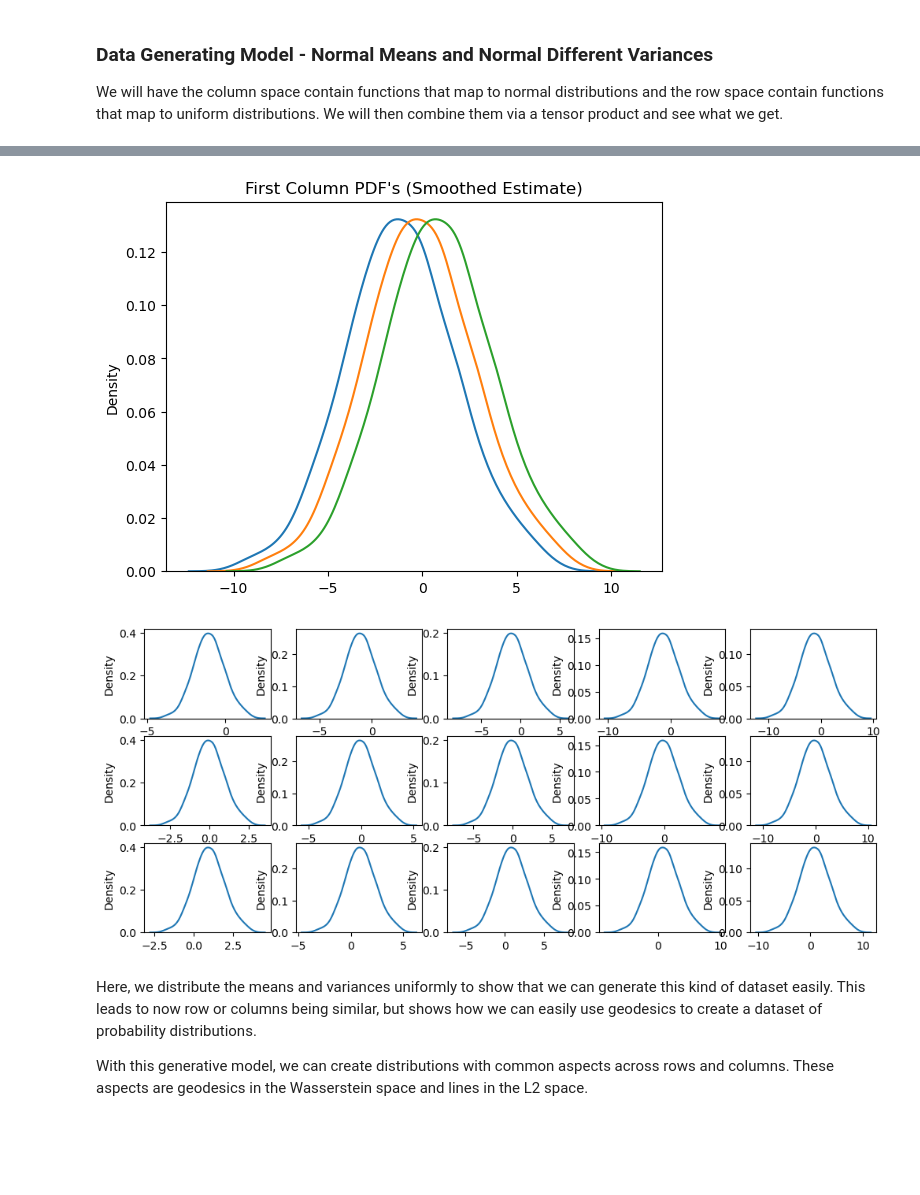
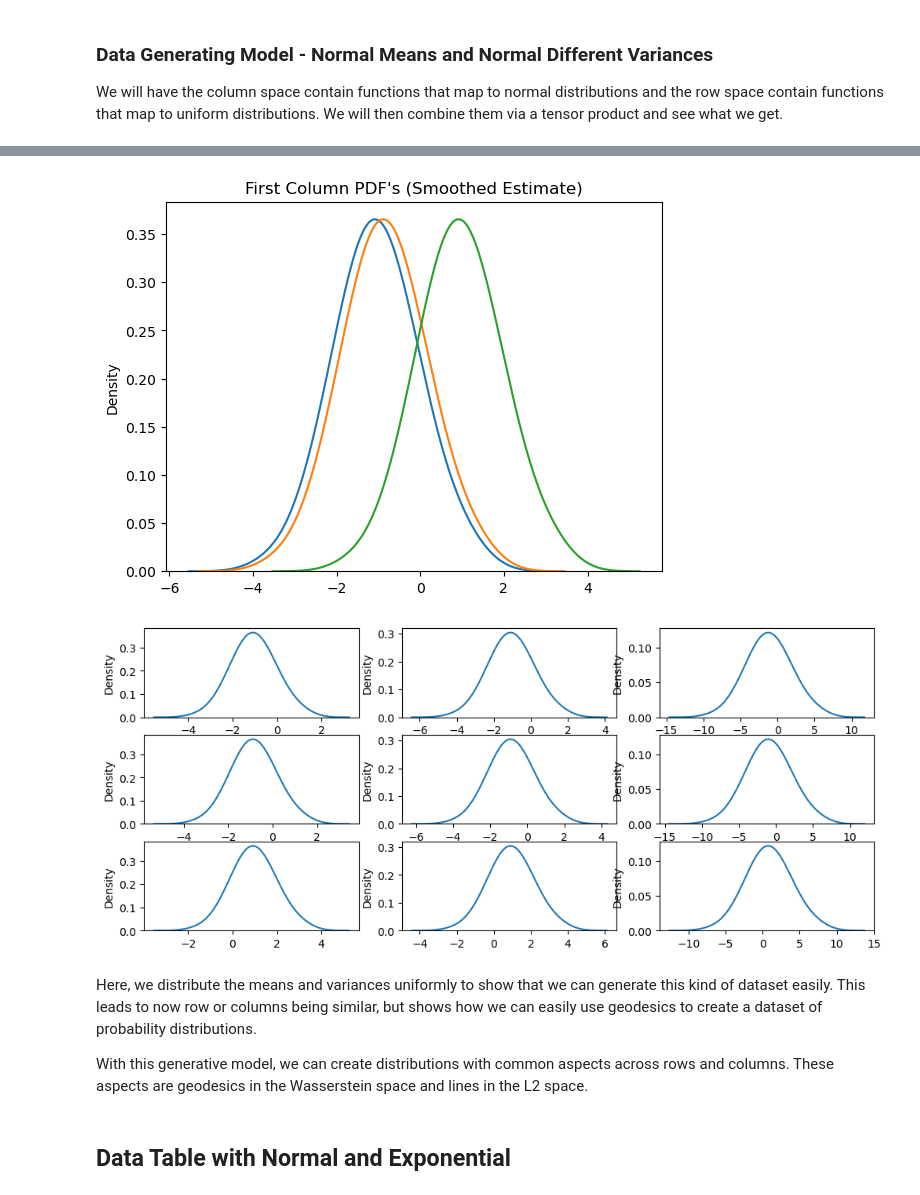
Before and after one commit to jacobf18/Dist-NN, a Jupyter notebook: nearest_neighbors.ipynb, the cells around one changed output, grey strips where cells are left out. Drawn from its saved outputs; the diff is of its cells as text; code cells hidden in the pictures; blank space fills up the shorter version.

```diff
--- a/nearest_neighbors.ipynb
+++ b/nearest_neighbors.ipynb
@@ -390,10 +452,10 @@ plt.show()
 # %%
 # Let's create a dataset
 num_rows = 3
-num_cols = 5
+num_cols = 3
 
-t_row = np.linspace(0,1,num_rows)
-t_col = np.linspace(0,1,num_cols)
+t_row = [0, 0.1, 1]
+t_col = [0, 0.1, 1]
 
 row_log_f = []
 col_log_f = []
@@ -404,8 +466,12 @@ for i in range(num_rows):
 for j in range(num_cols):
     col_log_f.append(interpolate(var_f1, var_f2, t_col[j]))
 
-log_f_table = [[] for _ in range(num_rows)]
+log_f_table = {}
 
 for i, j in product(range(num_rows), range(num_cols)):
-    f_combined = lambda x : (row_log_f[i](x) + col_log_f[j](x)) * 0.5
-    log_f_table[i].append(f_combined)
+    log_f_table[(i,j)] = lambda x, i = i, j = j : (row_log_f[i](x) + col_log_f[j](x)) * 0.5
+# %%
+x = np.linspace(-10,10,1000)
+
+for i, j in product(range(num_rows), range(num_cols)):
+    plt.plot(x, log_f_table[i,j](x))
@@ -412,8 +480,6 @@ for i, j in product(range(num_rows), range(num_cols)):
 # %%
-x = np.linspace(-10,10,1000)
-
 plt.title("First Row PDF's (Smoothed Estimate)")
 for j in range(num_cols):
-    sns.kdeplot(exp_map_empirical(log_f_table[0][j], ref_samples))
+    sns.kdeplot(exp_map_empirical(log_f_table[0,j], ref_samples), bw_adjust=bw_adjust)
 plt.show()
 # %% [output]
@@ -421,22 +487,24 @@ plt.show()
 # %%
 plt.title("First Column PDF's (Smoothed Estimate)")
 for i in range(num_rows):
-    sns.kdeplot(exp_map_empirical(log_f_table[i][0], ref_samples))
+    sns.kdeplot(exp_map_empirical(log_f_table[i,0], ref_samples), bw_adjust=bw_adjust)
 plt.show()
 # %% [output]
-[figure, old version]
+[figure, new version]
 # %%
-fig, axs = plt.subplots(num_rows, num_cols, )
+fig, axs = plt.subplots(num_rows, num_cols)
 fig.set_figheight(5)
 fig.set_figwidth(12)
 
 for i, j in product(range(num_rows), range(num_cols)):
-    sns.kdeplot(exp_map_empirical(log_f_table[i][j], ref_samples), ax = axs[i,j])
+    sns.kdeplot(exp_map_empirical(log_f_table[i,j], ref_samples), ax = axs[i,j], bw_adjust=bw_adjust)
 
 plt.show()
 # %% [output]
-[figure, old version]
+[figure, new version]
 # %% [markdown]
 Here, we distribute the means and variances uniformly to show that we can generate this kind of dataset easily. This leads to now row or columns being similar, but shows how we can easily use geodesics to create a dataset of probability distributions.
 
 With this generative model, we can create distributions with common aspects across rows and columns. These aspects are geodesics in the Wasserstein space and lines in the L2 space.
+# %% [markdown]
+## Data Table with Normal and Exponential
```
Also changed, not shown: parts of 34 cells of this notebook, 11 other files.
